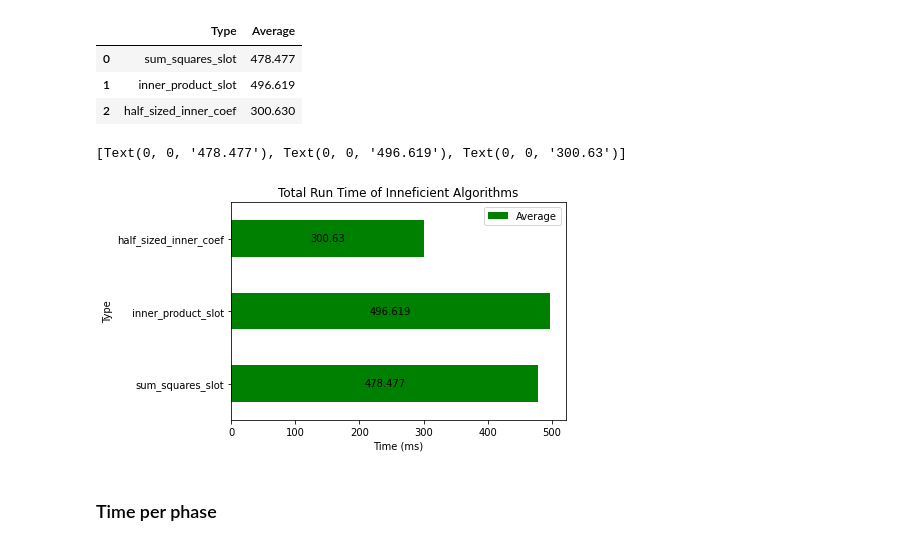
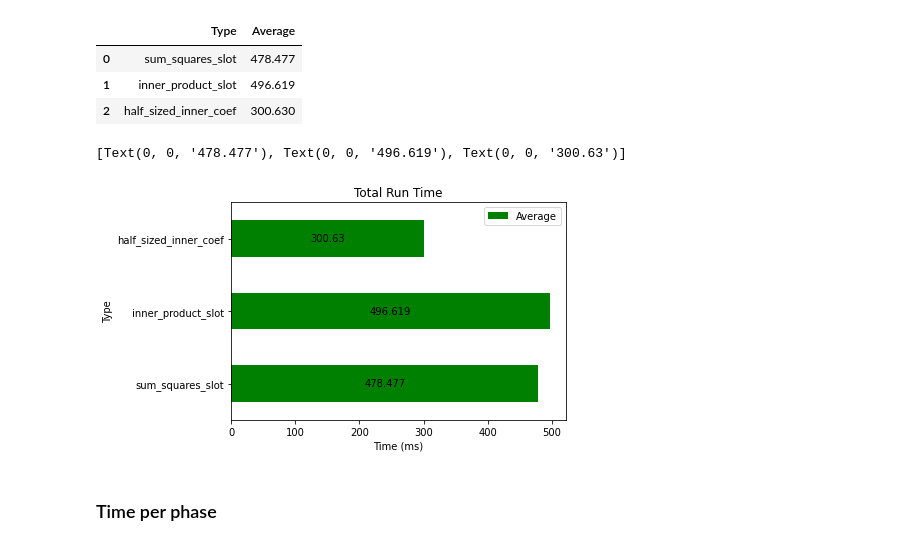
Before and after one commit to BernardoRamalho/HE_Optimization, a Jupyter notebook: Outcomes/Notebooks/variance_analysis.ipynb, the cells around one changed output. Drawn from its saved outputs; the diff is of its cells as text; code cells hidden in the pictures.

```diff
--- a/Outcomes/Notebooks/variance_analysis.ipynb
+++ b/Outcomes/Notebooks/variance_analysis.ipynb
@@ -33,5 +33,5 @@ inner_Product_DF = pd.read_csv(outcomes_CSV[0])
 print(outcomes_CSV[1])
 mean_DF = pd.read_csv(outcomes_CSV[1])
 print(outcomes_CSV[2])
-variance_DF = pd.read_csv(outcomes_CSV[2])
+variance_DF = pd.read_csv(outcomes_CSV[3])
 # %% [output]
@@ -88,12 +88,12 @@ total_time_averages
 | 1 | inner_product_slot | 496.619 |
 | 2 | half_sized_inner_coef | 300.630 |
 # %%
-ax = total_time_averages.plot.barh(x='Type', ylabel='Time (ms)', color='green', title='Total Run Time of Inneficient Algorithms')
+ax = total_time_averages.plot.barh(x='Type', ylabel='Time (ms)', color='green', title='Total Run Time')
 ax.set_xlabel('Time (ms)')
 ax.bar_label(ax.containers[0], label_type='center')
 # %% [output]
 [Text(0, 0, '478.477'), Text(0, 0, '496.619'), Text(0, 0, '300.63')]
-[figure, old version]
+[figure, new version]
 # %%
 # Compare both slot implementation
 sum_squares_slot_vs_inner_prod_slot = format(compare_two_types_by_percentage("sum_squares_slot", "inner_product_slot", total_time_averages),
```
Also changed, not shown: parts of 1 cell of this notebook, 6 other files.
